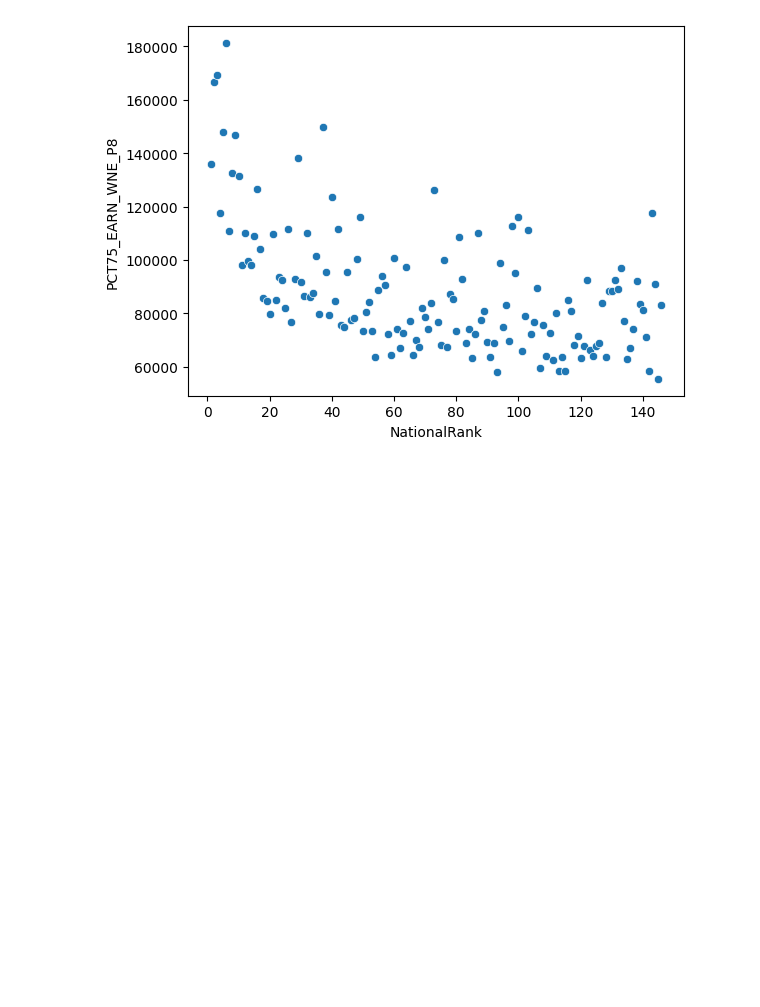
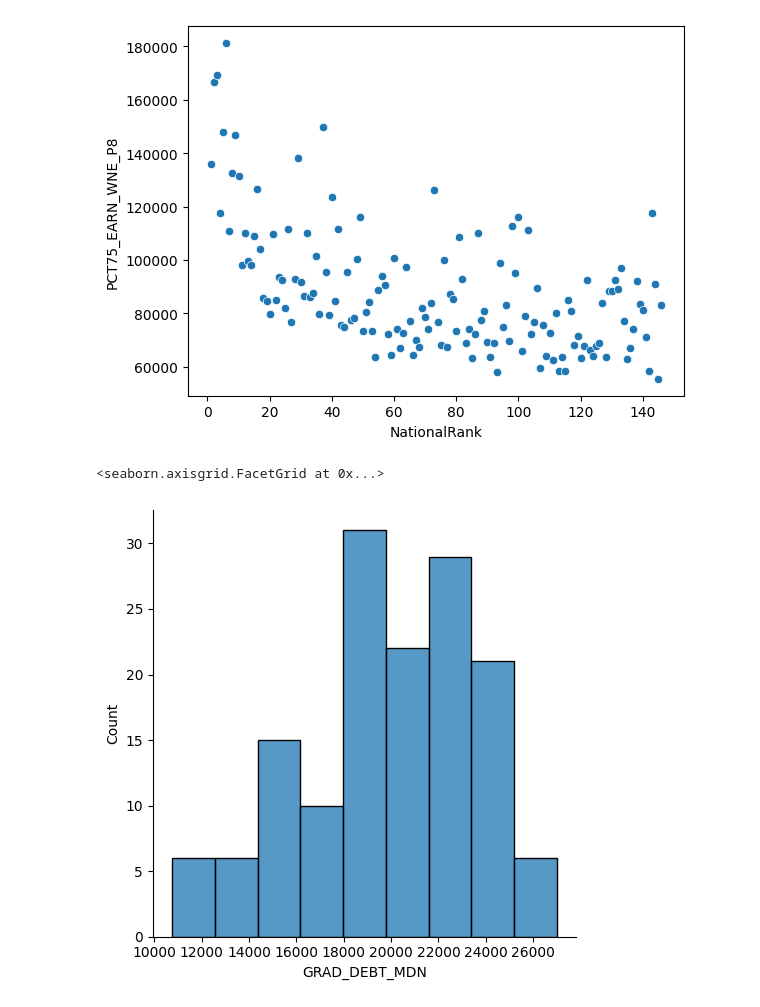
Before and after one commit to b4tan/College-Rank-and-Career-Success, a Jupyter notebook: 2018-2019-wrangle.ipynb, the cells around one changed output. Saved outputs shown, nothing was run; the diff lists cells and outputs as text; code cells hidden in the pictures; blank space fills up the shorter version.

Commit message:
Added rank as column and ensured all dtypes are numeric. Added more plots.

```diff
--- a/2018-2019-wrangle.ipynb
+++ b/2018-2019-wrangle.ipynb
@@ -59,6 +59,7 @@ After filtering out the universities we arent interested in, we now have to sort
 # %%
 # Convert the list of institutions to a categorical data type with the desired order
 filtered_college_data['INSTNM'] = pd.Categorical(filtered_college_data['INSTNM'], categories=rankings['Institution'], ordered=True)
+filtered_college_data['rank'] = rankings['National Rank']
 
 # Sort the dataframe based on the ordered 'INSTNM' column
 college_sorted = filtered_college_data.sort_values(by='INSTNM')
@@ -92,6 +98,9 @@ college_data = college_data.iloc[indices]
 college_data = college_data.loc[:,desired_cols]
 college_data = college_data.dropna().reset_index(drop=True)
 college_data['NationalRank'] = college_data.index + 1
+
+numeric_cols = ['COSTT4_A', 'GRAD_DEBT_MDN', 'PCT75_EARN_WNE_P8', 'PCT25_EARN_WNE_P8', 'MD_EARN_WNE_P10', 'NationalRank']
+college_data[numeric_cols] = college_data[numeric_cols].astype(float)
 # %%
 college_data
 # %% [output]
@@ -133,3 +142,8 @@ sns.scatterplot( data = college_data, x = 'NationalRank', y = 'PCT75_EARN_WNE_P8
 # %% [output]
 <Axes: xlabel='NationalRank', ylabel='PCT75_EARN_WNE_P8'>
 [figure]
+# %%
+sns.displot(college_data['GRAD_DEBT_MDN'])
+# %% [output]
+<seaborn.axisgrid.FacetGrid at 0x...>
+[figure, added]
```
Also changed, not shown: parts of 8 cells of this notebook, 1 other file.
